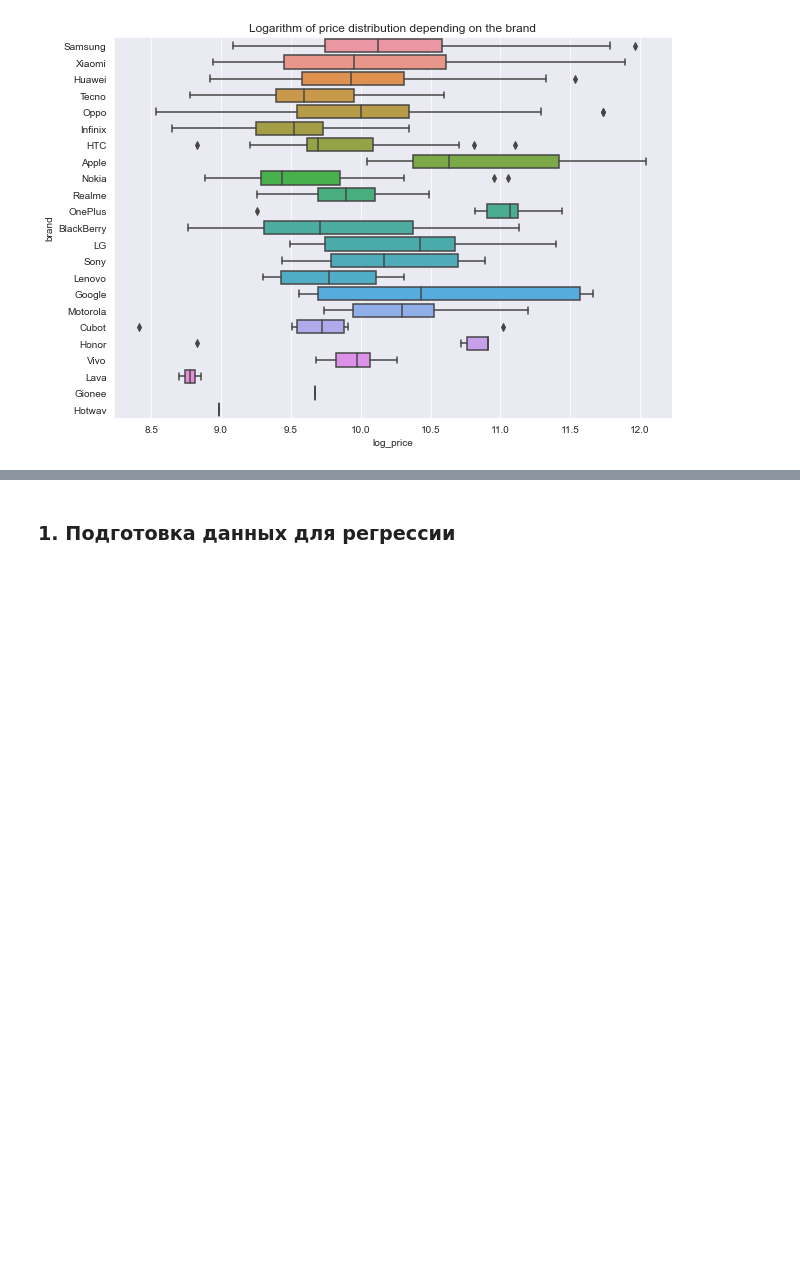
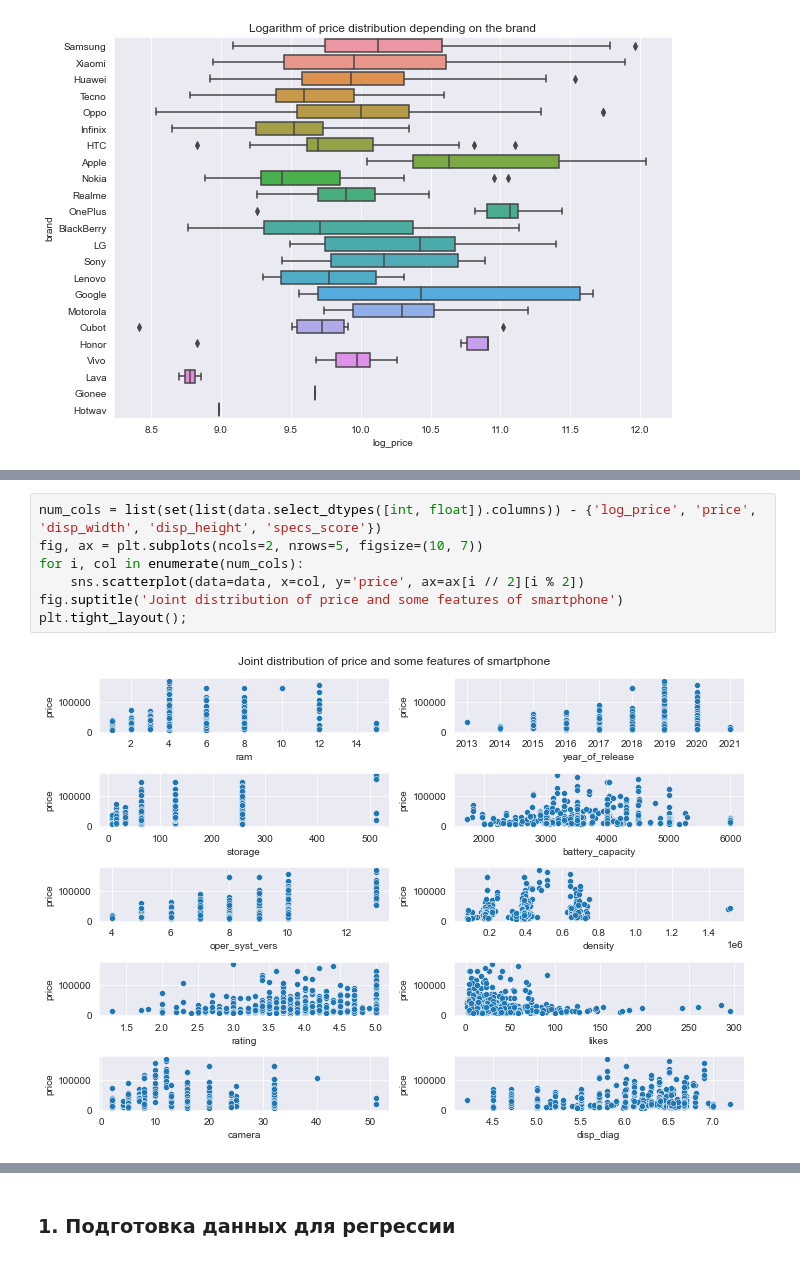
Before and after one commit to Dangerio/smartphone-price-analysis, a Jupyter notebook: Analysis/Analysis.ipynb, the cells around one changed output, grey strips where cells are left out. Cells and saved outputs as stored; diff of their text form; blank space fills up the shorter version.

```diff
--- a/Analysis/Analysis.ipynb
+++ b/Analysis/Analysis.ipynb
@@ -63,0 +78,9 @@ ax.set_title('Logarithm of price distribution depending on the brand');
+# %%
+num_cols = list(set(list(data.select_dtypes([int, float]).columns)) - {'log_price', 'price', 'disp_width', 'disp_height', 'specs_score'})
+fig, ax = plt.subplots(ncols=2, nrows=5, figsize=(10, 7))
+for i, col in enumerate(num_cols):
+    sns.scatterplot(data=data, x=col, y='price', ax=ax[i // 2][i % 2])
+fig.suptitle('Joint distribution of price and some features of smartphone')
+plt.tight_layout();
+# %% [output]
+[figure, added]
```
Also changed, not shown: parts of 11 cells of this notebook, 1 other file.
